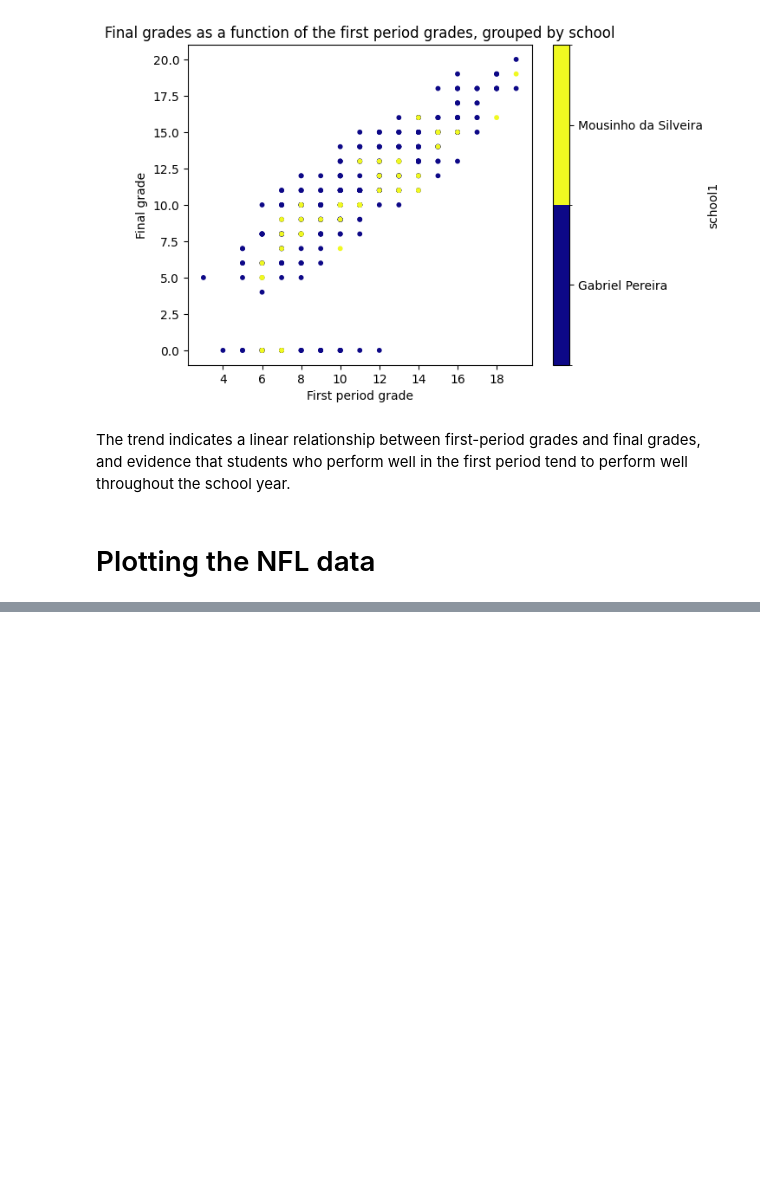
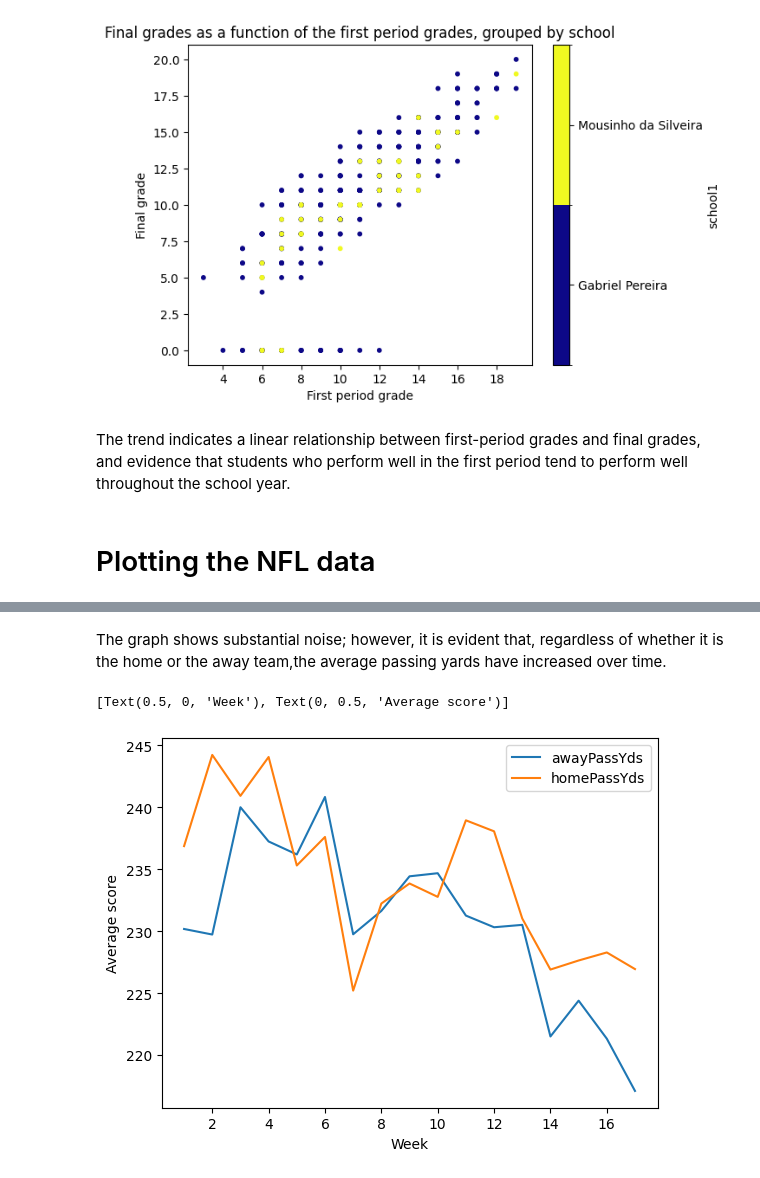
Before and after one commit to YefridC09/ST-554_Big_data_analysis, a Jupyter notebook: HW4_Yefrid_Cordoba.ipynb, the cells around one changed output, grey strips where cells are left out. Saved outputs shown, nothing was run; the diff lists cells and outputs as text; code cells hidden in the pictures; blank space fills up the shorter version.

```diff
--- a/HW4_Yefrid_Cordoba.ipynb
+++ b/HW4_Yefrid_Cordoba.ipynb
@@ -188,0 +327,9 @@ The trend indicates a linear relationship between first-period grades and final
+# %% [markdown]
+The graph shows substantial noise; however, it is evident that, regardless of whether it is the home or the away team,the average passing yards have increased over time.
+# %%
+nflreg_data.groupby(["week"])\
+ [["awayPassYds", "homePassYds"]].mean().plot.line()\
+ .set(xlabel = 'Week', ylabel = 'Average yards')#Data mean passing yards over week
+# %% [output]
+[Text(0.5, 0, 'Week'), Text(0, 0.5, 'Average score')]
+[figure, added]
```
Also changed, not shown: parts of 16 cells of this notebook.
